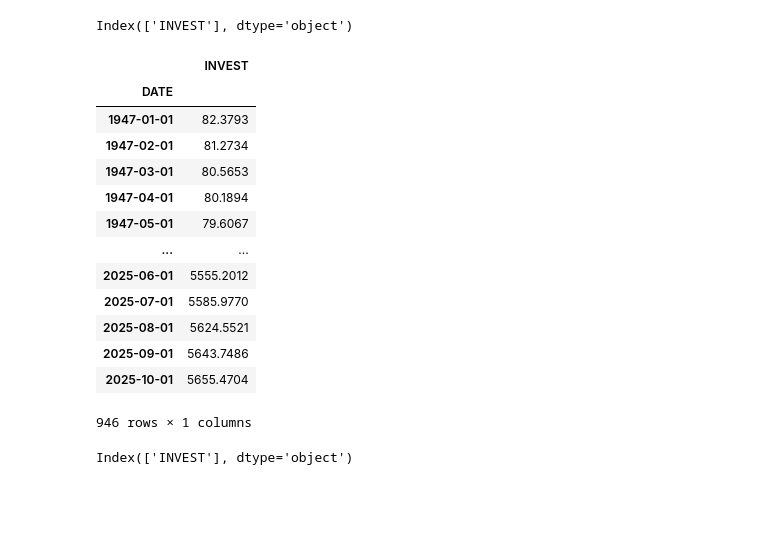
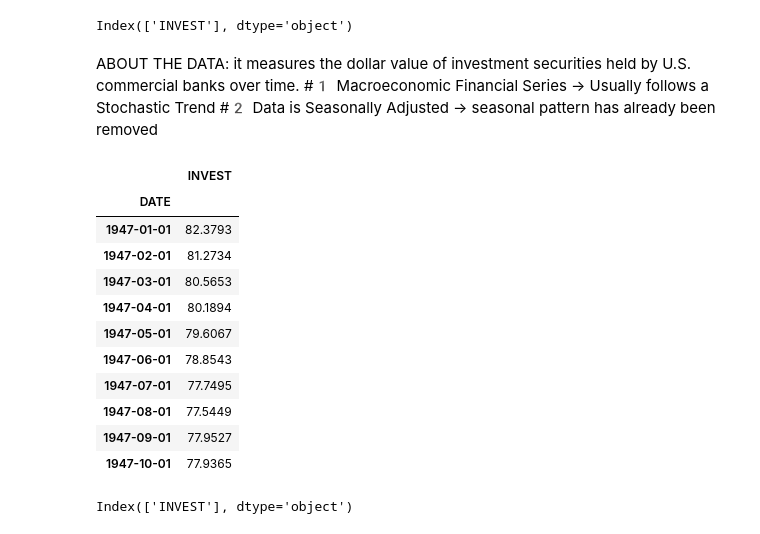
Before and after one commit to Yassmine-Yazidi-573/TSA-PROJECT-Forecasting-DFF, a Jupyter notebook: Script TSA 02.ipynb, the cells around one changed output. Saved outputs shown, nothing was run; the diff lists cells and outputs as text; code cells hidden in the pictures; blank space fills up the shorter version.

```diff
--- a/Script TSA 02.ipynb
+++ b/Script TSA 02.ipynb
@@ -36,23 +36,25 @@ DATE
 2025-09-01  5643.7486
 2025-10-01  5655.4704
 Index(['INVEST'], dtype='object')
+# %% [markdown]
+ABOUT THE DATA: it measures the dollar value of investment securities held by U.S. commercial banks over time.
+#1️ Macroeconomic Financial Series → Usually follows a Stochastic Trend
+#2️ Data is Seasonally Adjusted → seasonal pattern has already been removed
 # %%
-data.head(100000)
+data.head(10)
 # %% [output]
 |  | INVEST |
 | DATE |  |
 | 1947-01-01 | 82.3793 |
 | 1947-02-01 | 81.2734 |
 | 1947-03-01 | 80.5653 |
 | 1947-04-01 | 80.1894 |
 | 1947-05-01 | 79.6067 |
-| ... | ... |
-| 2025-06-01 | 5555.2012 |
-| 2025-07-01 | 5585.9770 |
-| 2025-08-01 | 5624.5521 |
-| 2025-09-01 | 5643.7486 |
-| 2025-10-01 | 5655.4704 |
+| 1947-06-01 | 78.8543 |
+| 1947-07-01 | 77.7495 |
+| 1947-08-01 | 77.5449 |
+| 1947-09-01 | 77.9527 |
+| 1947-10-01 | 77.9365 |
-946 rows × 1 columns
 # %%
 data.columns
 # %% [output]
```
Also changed, not shown: parts of 31 cells of this notebook.
